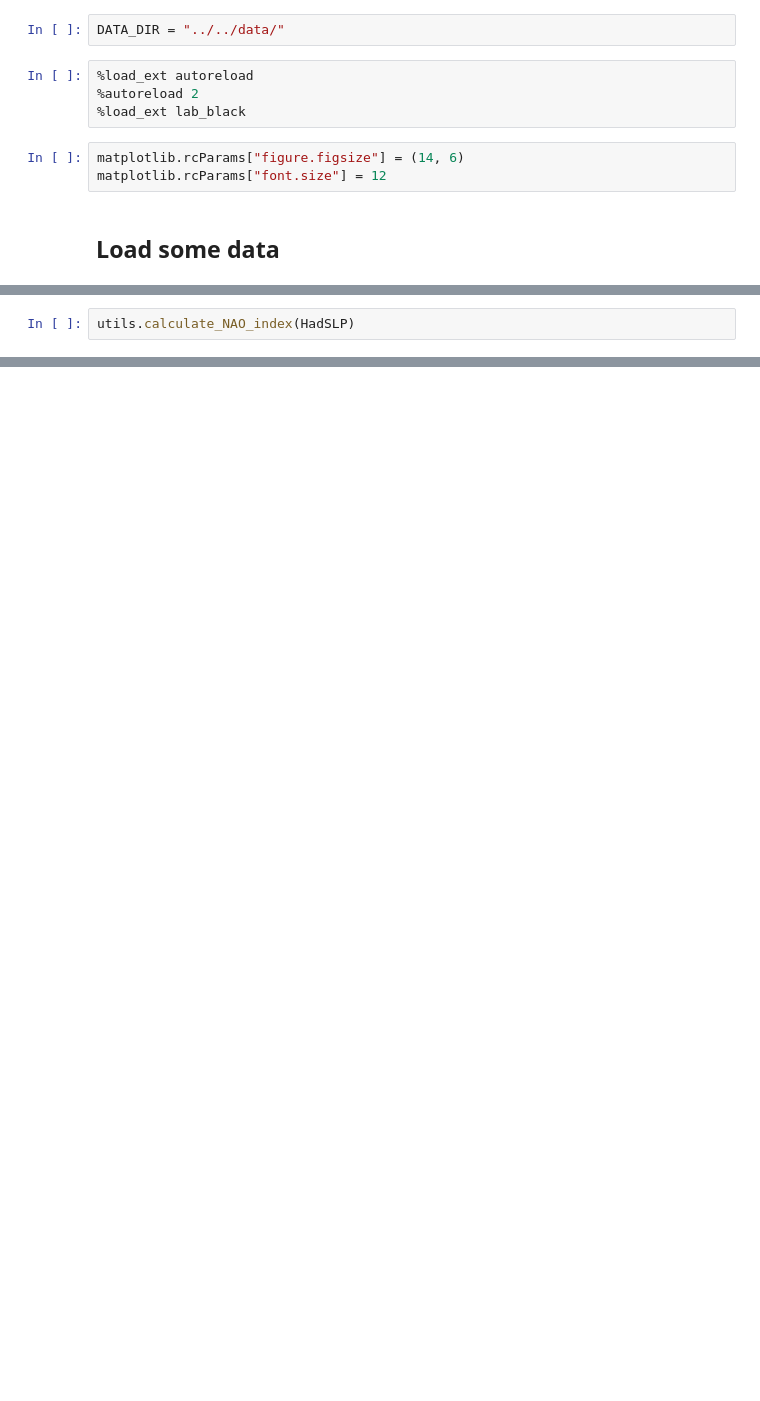
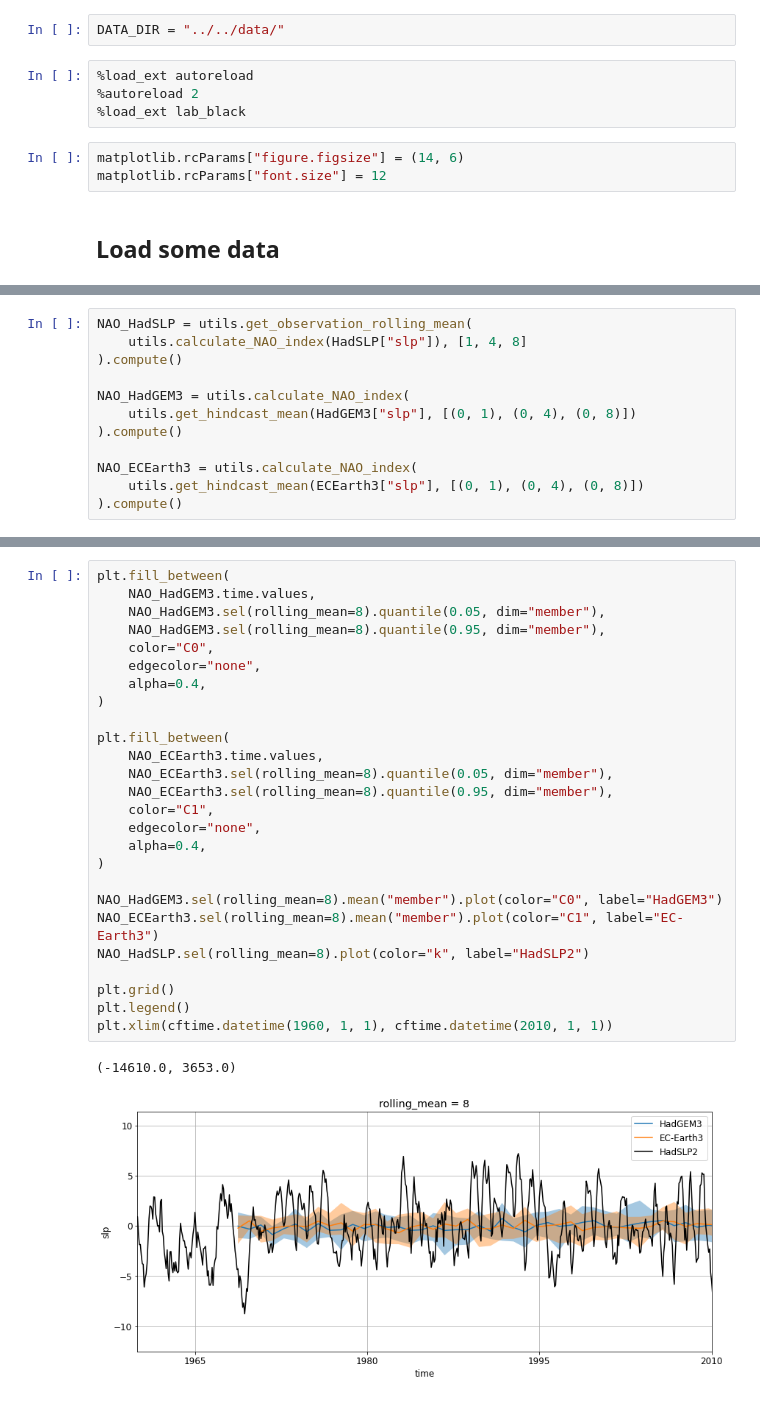
Before and after one commit to dougiesquire/Squire_2022_correlation, a Jupyter notebook: notebooks/exploratory/model_nao.ipynb, the cells around one changed output, grey strips where cells are left out. Cells and saved outputs as stored; diff of their text form; blank space fills up the shorter version.

```diff
--- a/notebooks/exploratory/model_nao.ipynb
+++ b/notebooks/exploratory/model_nao.ipynb
@@ -56,2 +55,12 @@ ModuleNotFoundError: No module named 'cdo'
 # %%
-utils.calculate_NAO_index(HadSLP)
+NAO_HadSLP = utils.get_observation_rolling_mean(
+    utils.calculate_NAO_index(HadSLP["slp"]), [1, 4, 8]
+).compute()
+
+NAO_HadGEM3 = utils.calculate_NAO_index(
+    utils.get_hindcast_mean(HadGEM3["slp"], [(0, 1), (0, 4), (0, 8)])
+).compute()
+
+NAO_ECEarth3 = utils.calculate_NAO_index(
+    utils.get_hindcast_mean(ECEarth3["slp"], [(0, 1), (0, 4), (0, 8)])
+).compute()
@@ -132,0 +67,29 @@ Attributes: (0)
+# %%
+plt.fill_between(
+    NAO_HadGEM3.time.values,
+    NAO_HadGEM3.sel(rolling_mean=8).quantile(0.05, dim="member"),
+    NAO_HadGEM3.sel(rolling_mean=8).quantile(0.95, dim="member"),
+    color="C0",
+    edgecolor="none",
+    alpha=0.4,
+)
+
+plt.fill_between(
+    NAO_ECEarth3.time.values,
+    NAO_ECEarth3.sel(rolling_mean=8).quantile(0.05, dim="member"),
+    NAO_ECEarth3.sel(rolling_mean=8).quantile(0.95, dim="member"),
+    color="C1",
+    edgecolor="none",
+    alpha=0.4,
+)
+
+NAO_HadGEM3.sel(rolling_mean=8).mean("member").plot(color="C0", label="HadGEM3")
+NAO_ECEarth3.sel(rolling_mean=8).mean("member").plot(color="C1", label="EC-Earth3")
+NAO_HadSLP.sel(rolling_mean=8).plot(color="k", label="HadSLP2")
+
+plt.grid()
+plt.legend()
+plt.xlim(cftime.datetime(1960, 1, 1), cftime.datetime(2010, 1, 1))
+# %% [output]
+(-14610.0, 3653.0)
+[figure, added]
```
Also changed, not shown: parts of 12 cells of this notebook, 2 other files.
